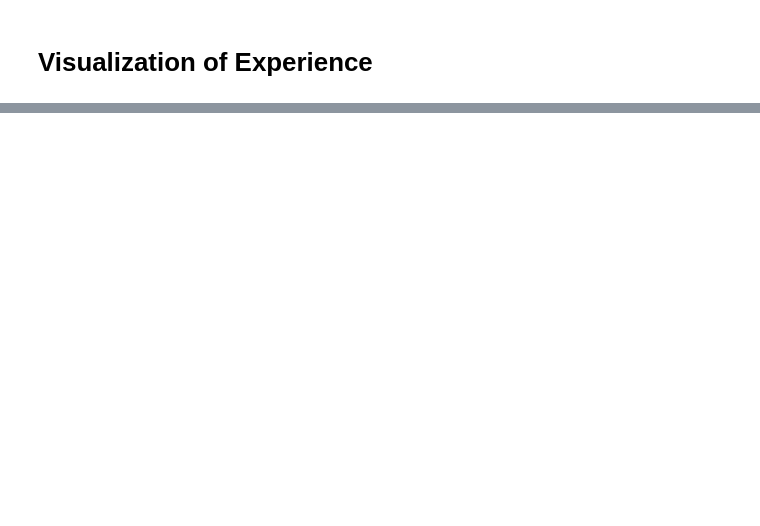
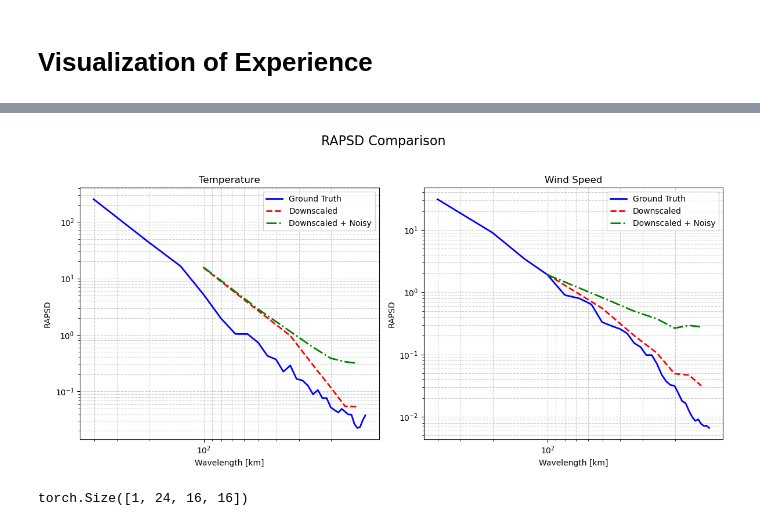
Before and after one commit to maxime-temoschenko/TFE, a Jupyter notebook: experiment_downsampling.ipynb, the cells around one changed output, grey strips where cells are left out. Saved outputs shown, nothing was run; the diff lists cells and outputs as text; code cells hidden in the pictures; blank space fills up the shorter version.

```diff
--- a/experiment_downsampling.ipynb
+++ b/experiment_downsampling.ipynb
@@ -196,0 +460,70 @@ U10m  Mean : 3.807765245437622, Var: 0.7075946927070618
+# %%
+import torch
+import numpy as np
+import matplotlib.pyplot as plt
+from utils import plot_sample, compute_rapsd
+
+# Assuming x_star, y_star, and x_ are defined elsewhere in your code
+x_ = x.squeeze(1).detach().cpu()
+x_star = x_star.detach().cpu()
+
+# Adjusted downscaling method
+def downscale_average(batch, patch_size):
+    B, C, H, W = batch.shape
+    new_H, new_W = H // patch_size, W // patch_size
+    downscaled = batch.unfold(2, patch_size, patch_size).unfold(3, patch_size, patch_size)
+    downscaled = downscaled.contiguous().view(B, C, new_H, new_W, patch_size, patch_size)
+    downscaled = downscaled.mean(dim=(-1, -2))
+    return downscaled
+
+# Downscale the data using averaging
+patch_size = 4  # Adjust this factor as needed
+downscaled_data = downscale_average(x_star, patch_size)
+
+# Add increased noise to the downscaled data
+noise_level = 0.5  # Increased noise level
+noisy_downscaled_data = downscaled_data + noise_level * torch.randn_like(downscaled_data)
+
+# Compute RAPSD for the ground truth, downscaled, and noisy data
+resolution_km = 1.0  # Adjust this value as needed
+wavelengths_gt, radii_gt, avg_rapsd_batch_gt, _ = compute_rapsd(x_star, resolution_km)
+wavelengths_ds, radii_ds, avg_rapsd_batch_ds, _ = compute_rapsd(downscaled_data, resolution_km)
+wavelengths_nd, radii_nd, avg_rapsd_batch_nd, _ = compute_rapsd(noisy_downscaled_data, resolution_km)
+
+#
+
+mean_rapsd_batch_gt = np.mean(avg_rapsd_batch_gt.squeeze(2), axis=0)[:min_length]
+mean_rapsd_batch_ds = np.mean(avg_rapsd_batch_ds.squeeze(2), axis=0)[:min_length]
+mean_rapsd_batch_nd = np.mean(avg_rapsd_batch_nd.squeeze(2), axis=0)[:min_length]
+
+# Plot RAPSD
+channel_names = ["Temperature", "Wind Speed"]
+title = "RAPSD Comparison"
+figsize = (12, 6)
+fig, axes = plt.subplots(1, len(channel_names), figsize=figsize)
+if len(channel_names) == 1:
+    axes = np.array([axes])
+
+for i, name in enumerate(channel_names):
+    ax = axes[i]
+    ax.loglog(wavelengths_gt, mean_rapsd_batch_gt[i], 'b-', label='Ground Truth', linewidth=2)
+    ax.loglog(wavelengths_ds, mean_rapsd_batch_ds[i], 'r--', label='Downscaled', linewidth=2)
+    ax.loglog(wavelengths_nd, mean_rapsd_batch_nd[i], 'g-.', label='Downscaled + Noisy', linewidth=2)
+    ax.xaxis.set_inverted(True)
+    ax.set_xlabel('Wavelength [km]')
+    ax.set_ylabel('RAPSD')
+    ax.set_title(name)
+    ax.grid(True, which="both", ls="--", alpha=0.6)
+    ax.legend()
+
+# Add overall figure title
+fig.suptitle(title, fontsize=16)
+fig.tight_layout(rect=[0, 0, 1, 0.95])
+
+plt.show()
+# %% [output]
+[figure, added]
+# %%
+print(downscaled_data.shape)
+# %% [output]
+torch.Size([1, 24, 16, 16])
```
Also changed, not shown: parts of 17 cells of this notebook.
